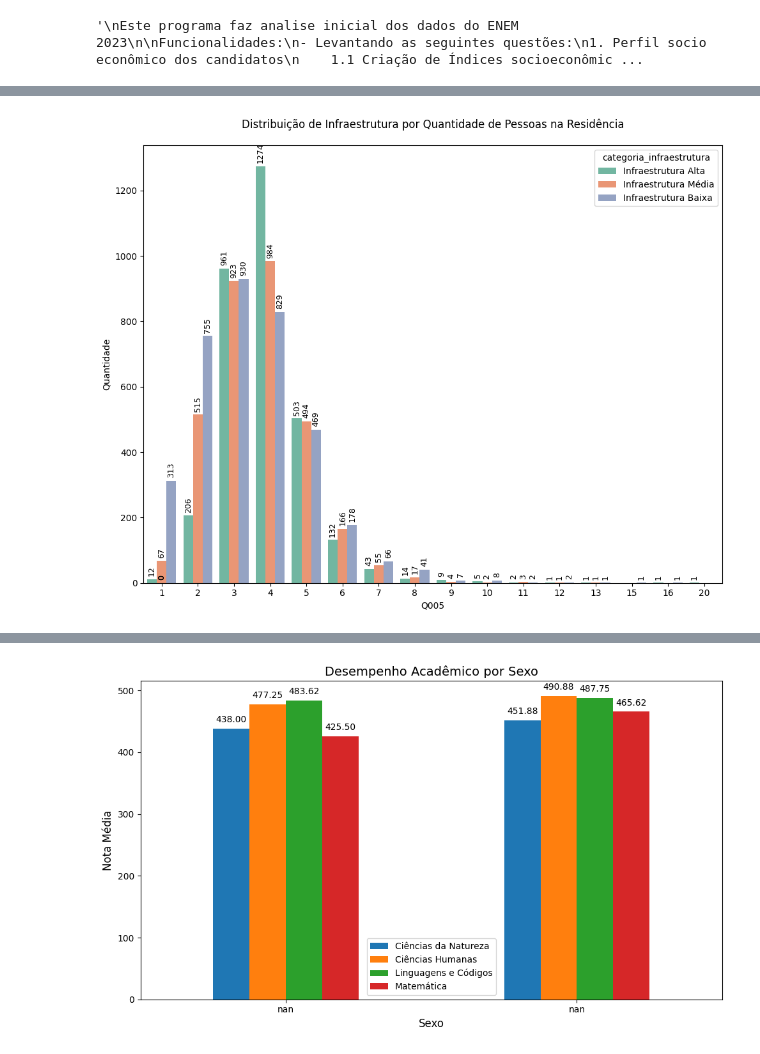
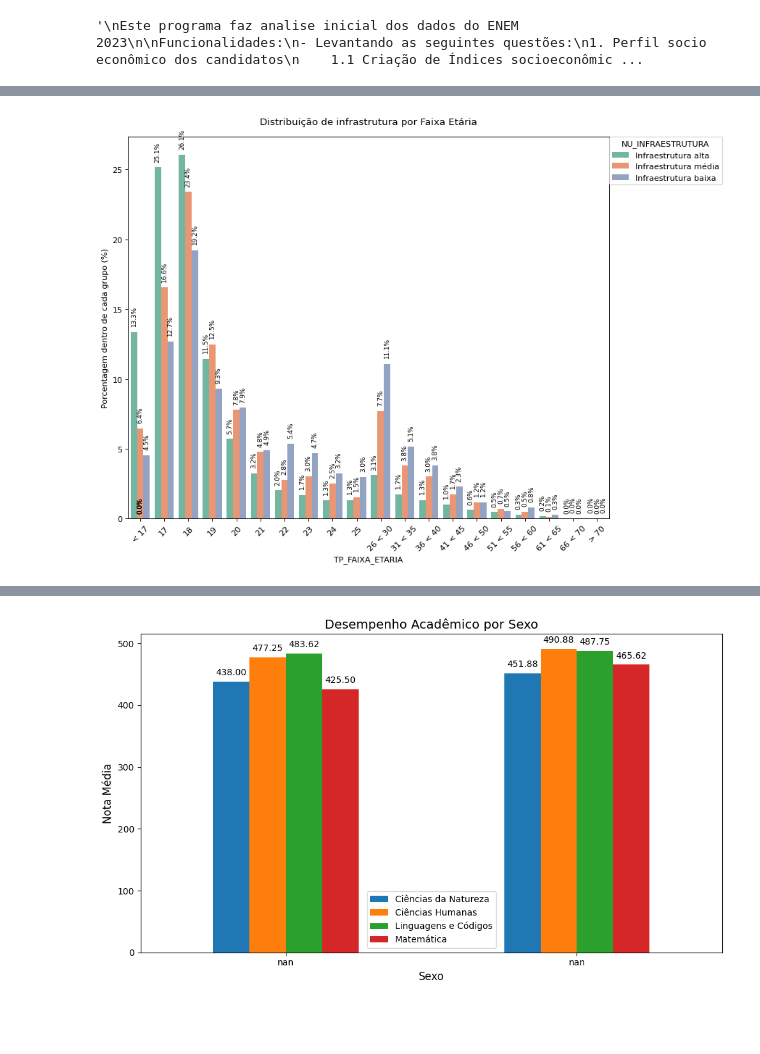
Before and after one commit to RafaelPetit/Microdados, a Jupyter notebook: microdados_V4.ipynb, the cells around one changed output, grey strips where cells are left out. Drawn from its saved outputs; the diff is of its cells as text; code cells hidden in the pictures; blank space fills up the shorter version.

```diff
--- a/microdados_V4.ipynb
+++ b/microdados_V4.ipynb
@@ -979,18 +411,0 @@ plot_histograma(
-# %%
-# Plotando infraestrutura por pessoas na residencia
-plot_histograma(
-    df=microdados,
-    coluna_x='Q005',
-    coluna_hue='categoria_infraestrutura',
-    dicionario_x=q7_q19,                      # Mapeamento para rótulos do eixo x
-    dicionario_hue=infra,
-    order_hue=order_hue_infra,            # Mapeamento para rótulos da legenda
-    titulo='Distribuição de Infraestrutura por Quantidade de Pessoas na Residência',
-    rotacao_xticks=0,
-    rotacao_xticks_barra=90,
-    text_size=9,
-    pad_titulo=20,
-    palette='Set2'
-)
-# %% [output]
-[figure, removed]
@@ -996,0 +759,15 @@ plot_histograma(
+# %%
+# Distribuição dos Infraestrutura por Faixa Etária
+plotar_histograma_porcentagem_por_hue(
+    df=microdados,
+    coluna_x='TP_FAIXA_ETARIA',
+    coluna_hue='NU_INFRAESTRUTURA',
+    dicionario_x=faixa_etaria,
+    dicionario_hue=infraestrutura,
+    titulo='Distribuição de infrastrutura por Faixa Etária',
+    rotacao_xticks=45,
+    rotacao_xticks_barra=90,
+    tamanho_texto=8,
+)
+# %% [output]
+[figure, added]
```
Also changed, not shown: parts of 45 cells of this notebook, 1 other file.
